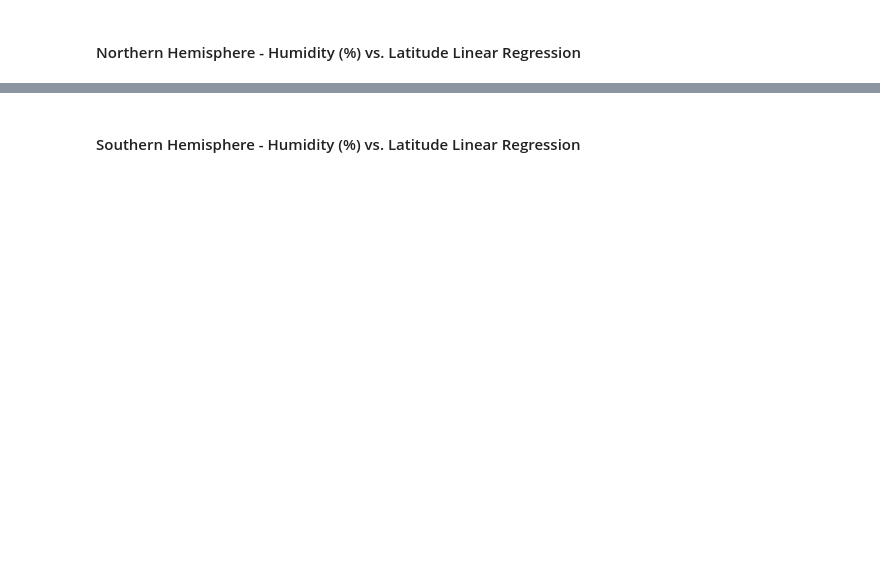
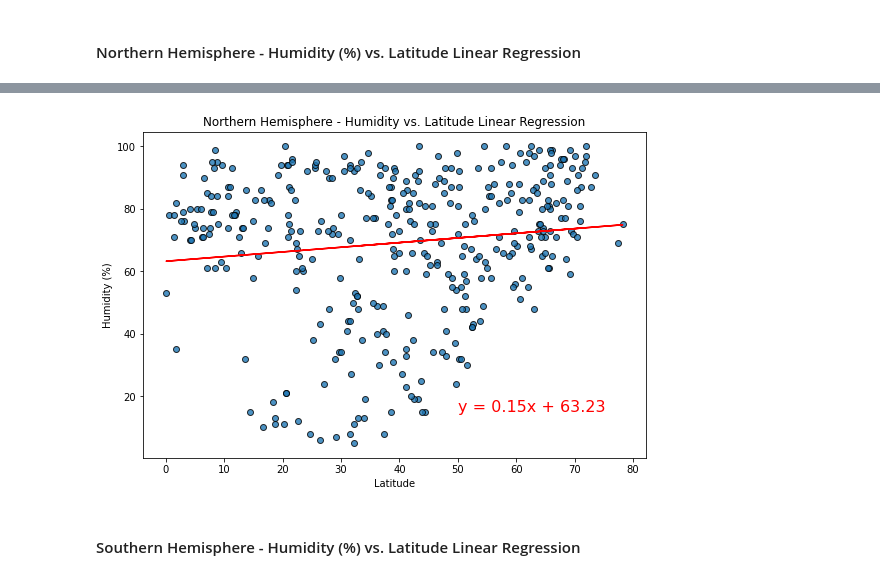
Before and after one commit to cheibergam/python-api-challenge, a Jupyter notebook: WeatherPy/WeatherPy.ipynb, the cells around one changed output, grey strips where cells are left out. Drawn from its saved outputs; the diff is of its cells as text; code cells hidden in the pictures; blank space fills up the shorter version.

```diff
--- a/WeatherPy/WeatherPy.ipynb
+++ b/WeatherPy/WeatherPy.ipynb
@@ -273,2 +359,30 @@ The r-value is: 0.000543987878808455
+# %%
+# Getting the information required for the plot (x_axis and y_axis)
+x_axis = northern_hemisphere_df["Lat"]
+y_axis = northern_hemisphere_df["Humidity"]
+
+# Calculating the linear regression and the linear equation to be presented in the plot
+(slope, intercept,rvalue, pvalue, stderr) = linregress(x_axis, y_axis)
+regress_values = x_axis * slope + intercept
+
+line_eq = "y = " + str(round(slope, 2)) + "x + " + str(round(intercept, 2))
+
+# Initialising the plot with the scatter, and finally the regression line
+plt.subplots(figsize=(9, 6))
+plt.scatter(x_axis, y_axis, marker='o', alpha=0.8, edgecolors="black")
+plt.plot(x_axis, regress_values, color="red")
+
+# Setting up the information for this plot: Title, Labels and Grid
+plt.title("Northern Hemisphere - Humidity vs. Latitude Linear Regression")
+plt.xlabel("Latitude")
+plt.ylabel("Humidity (%)")
+
+# Adding the linear equation to the plot
+plt.annotate(line_eq, (50,15), color="red", fontsize=16)
+
+# Exporting the graph to a PNG file
+plt.savefig("./images/Fig07.png")
+# %% [output]
+[figure, added]
 # %% [markdown]
 ####  Southern Hemisphere - Humidity (%) vs. Latitude Linear Regression
```
Also changed, not shown: parts of 34 cells of this notebook.
